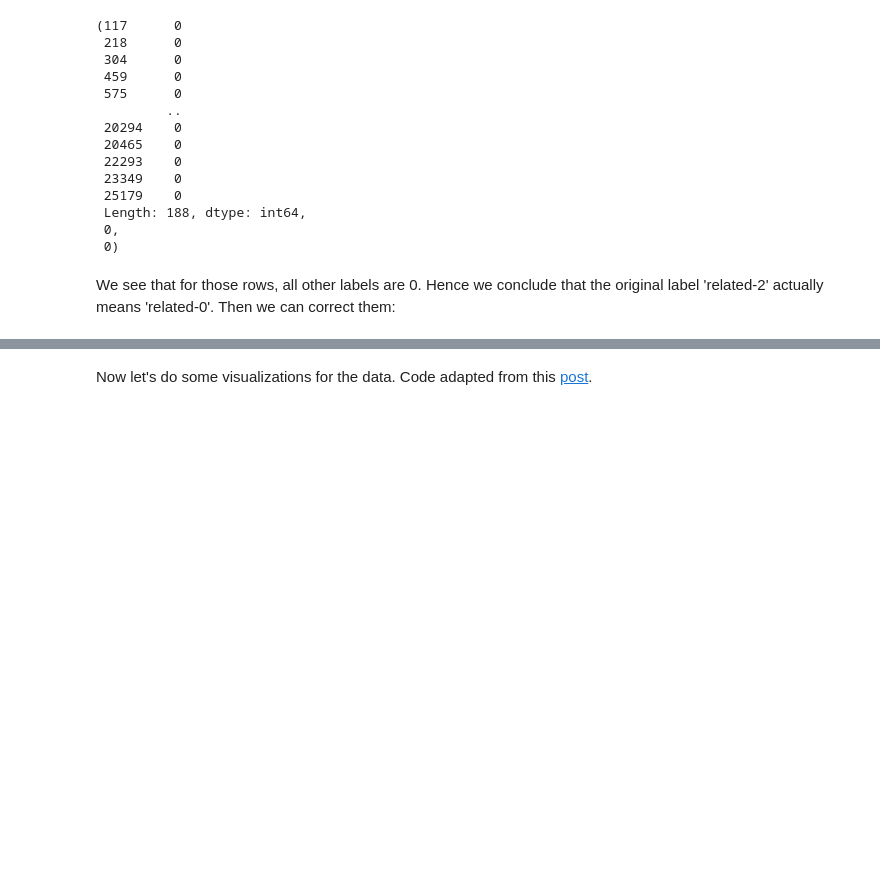
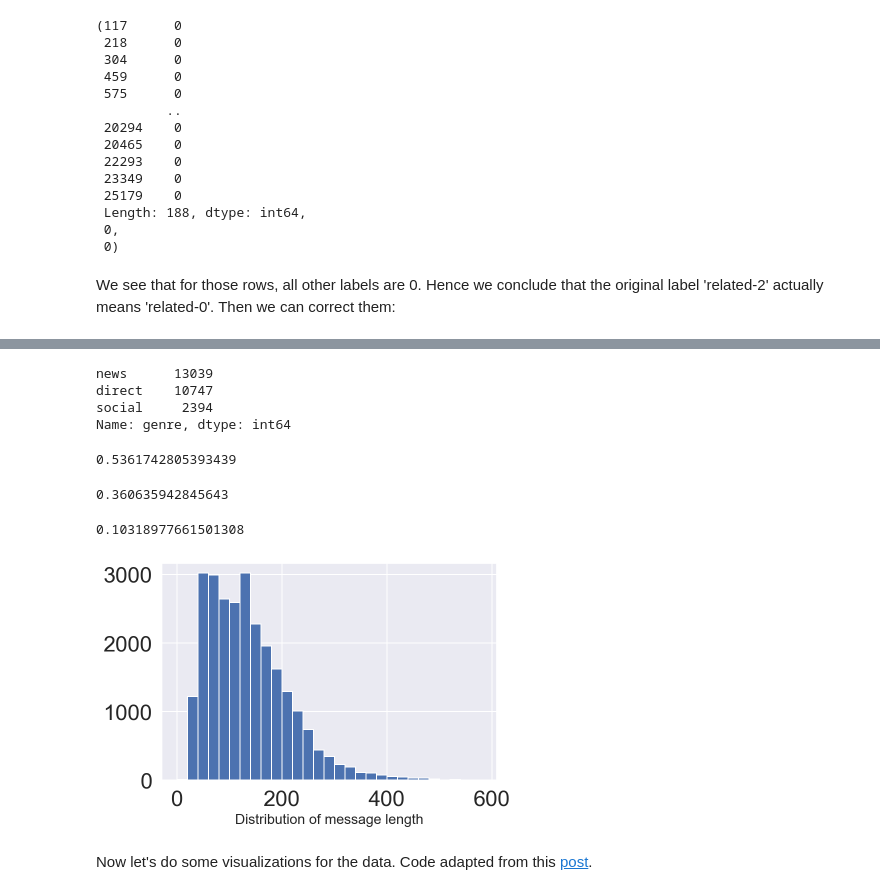
Before and after one commit to suebatista/Disaster-Response-Pipeline-Udacity, a Jupyter notebook: ML Pipeline Preparation.ipynb, the cells around one changed output, grey strips where cells are left out. Drawn from its saved outputs; the diff is of its cells as text; code cells hidden in the pictures; blank space fills up the shorter version.

Commit message:
prepare to delete outliers in the message

```diff
--- a/ML Pipeline Preparation.ipynb
+++ b/ML Pipeline Preparation.ipynb
@@ -90,3 +133,29 @@ categories = df.drop(columns = ['id', 'message', 'original', 'genre'])
+# %%
+df['genre'].value_counts()
+# %% [output]
+news      13039
+direct    10747
+social     2394
+Name: genre, dtype: int64
+# %%
+len(df[(df['genre'] == 'news') & (df['related'] == 1)])/df['related'].sum()
+# %% [output]
+0.5361742805393439
+# %%
+len(df[(df['genre'] == 'direct') & (df['related'] == 1)])/df['related'].sum()
+# %% [output]
+0.360635942845643
+# %%
+len(df[(df['genre'] == 'social') & (df['related'] == 1)])/df['related'].sum()
+# %% [output]
+0.10318977661501308
+# %%
+lens = df.message.str.len()
+lens.hist(bins = np.arange(0,600,20))
+plt.xlabel('Distribution of message length', fontsize = 14)
+plt.show()
+# %% [output]
+[figure, added]
 # %% [markdown]
 Now let's do some visualizations for the data. Code adapted from this [post](https://towardsdatascience.com/journey-to-the-center-of-multi-label-classification-384c40229bff).
 # %%
```
Also changed, not shown: parts of 37 cells of this notebook.
